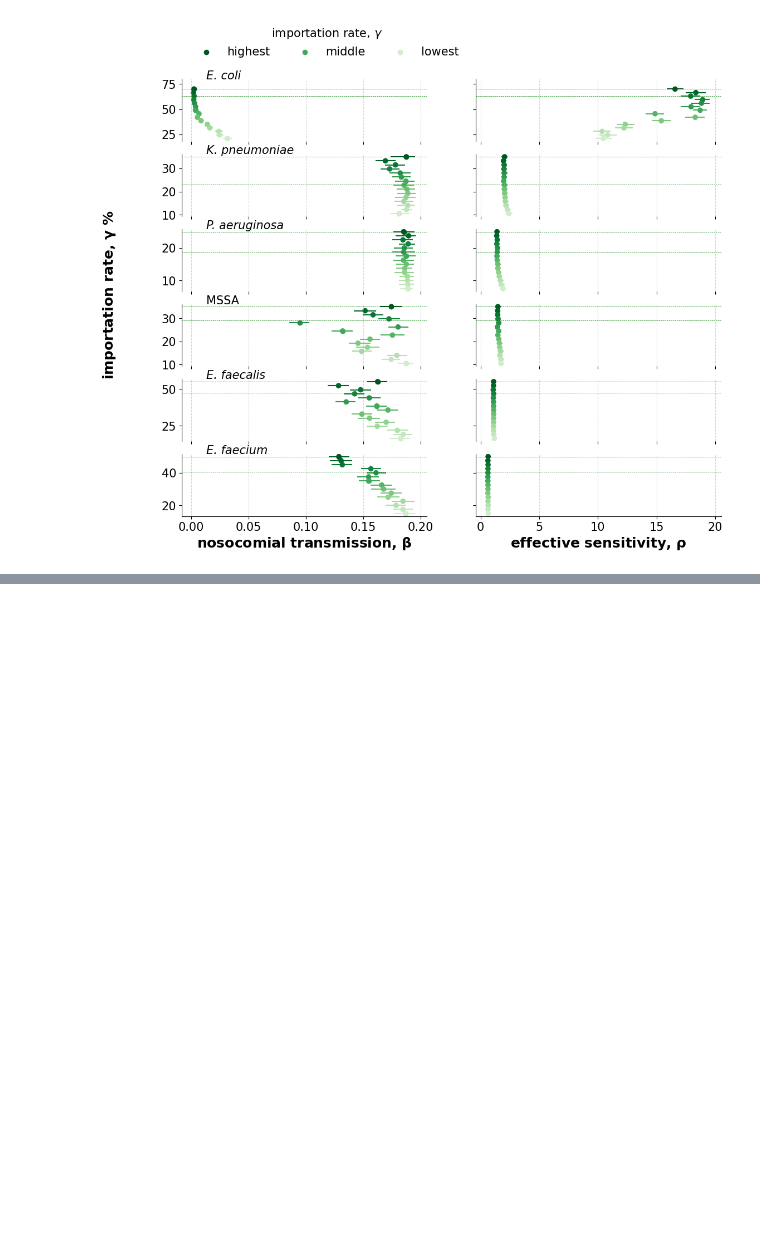
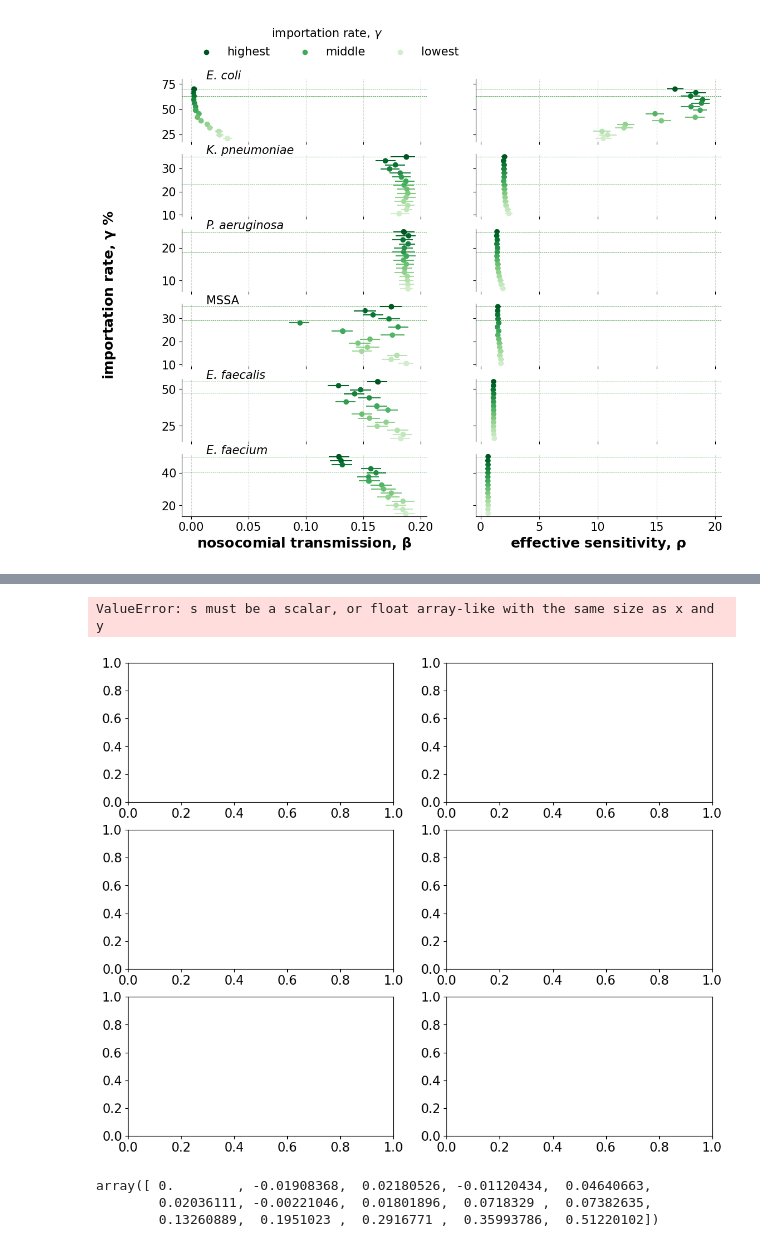
Before and after one commit to ChaosDonkey06/AMR_ABM2, a Jupyter notebook: abm/reviews_epidemics/gamma_sensitivity.ipynb, the cells around one changed output, grey strips where cells are left out. Saved outputs shown, nothing was run; the diff lists cells and outputs as text; code cells hidden in the pictures; blank space fills up the shorter version.

```diff
--- a/abm/reviews_epidemics/gamma_sensitivity.ipynb
+++ b/abm/reviews_epidemics/gamma_sensitivity.ipynb
@@ -257,0 +311,42 @@ fig.savefig(os.path.join("figures", "regression_gamma_sensitivity.png"),
+# %%
+
+fig, ax = plt.subplots(3, 2, figsize=(12.5, 10.2), sharey=False, sharex=False)
+
+for i_amro, axi in enumerate(ax.flatten()):
+
+    amro   = amro_search[i_amro]
+    gamma  = empirical_prevalence(amro, path_to_prev="../../data/amro_prevalence.csv")
+    y_axis = gamma[0] * np.arange(0.3, 1+0.05, 0.05)[::-1] * 100
+
+    sizes_ρ = np.sqrt(1e4*θ_mean[i_amro, :, 0])
+
+    axi.scatter(y_axis, 100*(θ_mean[i_amro, :, 0]-θ_mean[i_amro, :, 0][0]), fc=COLORS_GAMMA, s = sizes_ρ)
+
+    _, _, yhat, r2, pval = linear_regression(y_axis, θ_mean[i_amro, :, 1])
+
+
+    axi.grid(axis="x", linestyle="--", alpha=0.5)
+    axi.spines['right'].set_visible(False)
+    axi.spines['top'].set_visible(False)
+
+    axi.text(s        = amro2title(amro_search[i_amro]),
+            x         = 0.1,
+            y         = 0.15,
+            transform = axi.transAxes,
+            style     = style)
+
+fig.supxlabel(r"importation rate, $\mathbf{\gamma}$ %", weight="bold")
+fig.supylabel(r"nosocomial transmission rate, $\mathbf{\beta}$", x=0.01, weight="bold")
+
+#fig.savefig(os.path.join("figures", "regression_beta_gamma_sensitivity.png"),
+#                                                dpi=300, transparent=True, bbox_inches = 'tight')
+# %% [output]
+ValueError: s must be a scalar, or float array-like with the same size as x and y
+[figure, added]
+# %%
+i_amro = 2
+θ_mean[i_amro, :, 0]-θ_mean[i_amro, :, 0][0]
+# %% [output]
+array([ 0.        , -0.01908368,  0.02180526, -0.01120434,  0.04640663,
+        0.02036111, -0.00221046,  0.01801896,  0.0718329 ,  0.07382635,
+        0.13260889,  0.1951023 ,  0.2916771 ,  0.35993786,  0.51220102])
```
Also changed, not shown: parts of 6 cells of this notebook, 9 other files.
